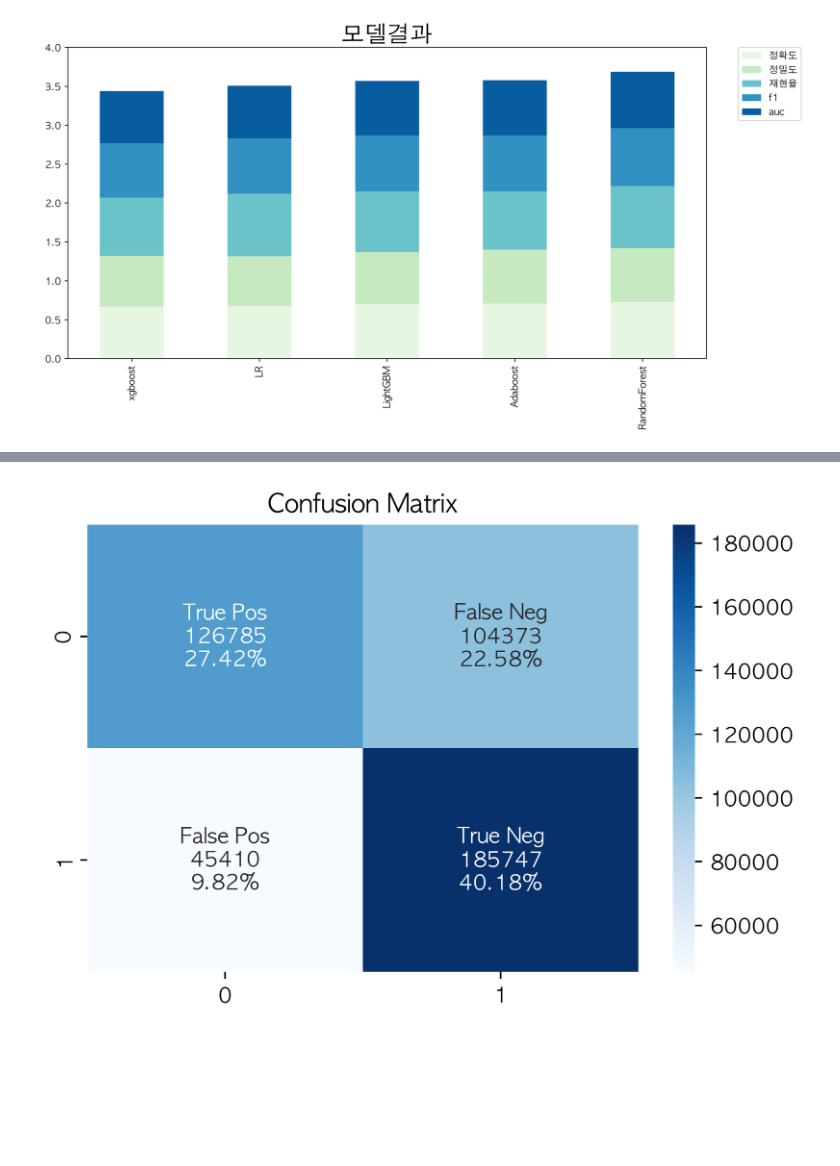
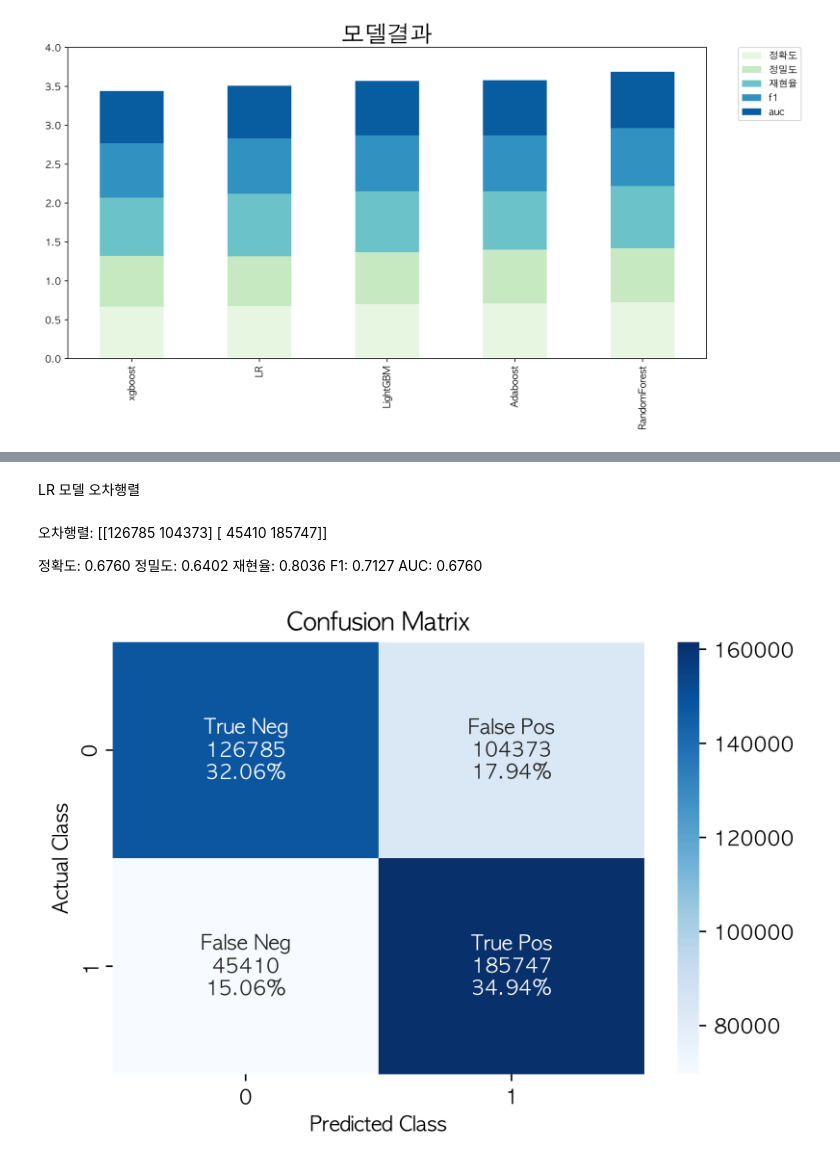
Before and after one commit to kms2698/diabetes-analysys_topgap, a Jupyter notebook: 모델별 값.ipynb, the cells around one changed output, grey strips where cells are left out. Cells and saved outputs as stored; diff of their text form; code cells hidden in the pictures; blank space fills up the shorter version.

```diff
--- a/모델별 값.ipynb
+++ b/모델별 값.ipynb
@@ -125,14 +110,12 @@ cf_matrix = np.array([[126785, 104373],
-# %%
-group_names = ['True Pos','False Neg','False Pos','True Neg']
-group_counts = ["{0:0.0f}".format(value) for value in
-                cf_matrix.flatten()]
-group_percentages = ["{0:.2%}".format(value) for value in
-                     cf_matrix.flatten()/np.sum(cf_matrix)]
-labels = [f"{v1}\n{v2}\n{v3}" for v1, v2, v3 in
-          zip(group_names,group_counts,group_percentages)]
-labels = np.asarray(labels).reshape(2,2)
-sns.heatmap(cf_matrix, annot=labels, fmt='', cmap='Blues')
-plt.title('Confusion Matrix')
-plt.show()
-# %% [output]
-[figure, removed]
+# %% [markdown]
+LR 모델 오차행렬
+# %% [markdown]
+오차행렬:
+ [[126785 104373]
+ [ 45410 185747]]
+
+정확도: 0.6760
+정밀도: 0.6402
+재현율: 0.8036
+F1: 0.7127
+AUC: 0.6760
@@ -138,0 +126,20 @@ plt.show()
+# %%
+# 임계값 0.5
+cf_matrix1 = np.array([[148202,82956],
+                    [69623,161534]])
+# %%
+group_names = ['True Neg','False Pos','False Neg','True Pos']
+group_counts = ["{0:0.0f}".format(value) for value in
+                cf_matrix.flatten()]
+group_percentages = ["{0:.2%}".format(value) for value in
+                     cf_matrix1.flatten()/np.sum(cf_matrix1)]
+labels = [f"{v1}\n{v2}\n{v3}" for v1, v2, v3 in
+          zip(group_names,group_counts,group_percentages)]
+labels = np.asarray(labels).reshape(2,2)
+ax = sns.heatmap(cf_matrix1, annot=labels, fmt='', cmap='Blues')
+plt.title('Confusion Matrix')
+plt.ylabel('Actual Class')
+plt.xlabel('Predicted Class')
+plt.show(ax)
+# %% [output]
+[figure, added]
```
Also changed, not shown: parts of 4 cells of this notebook.
